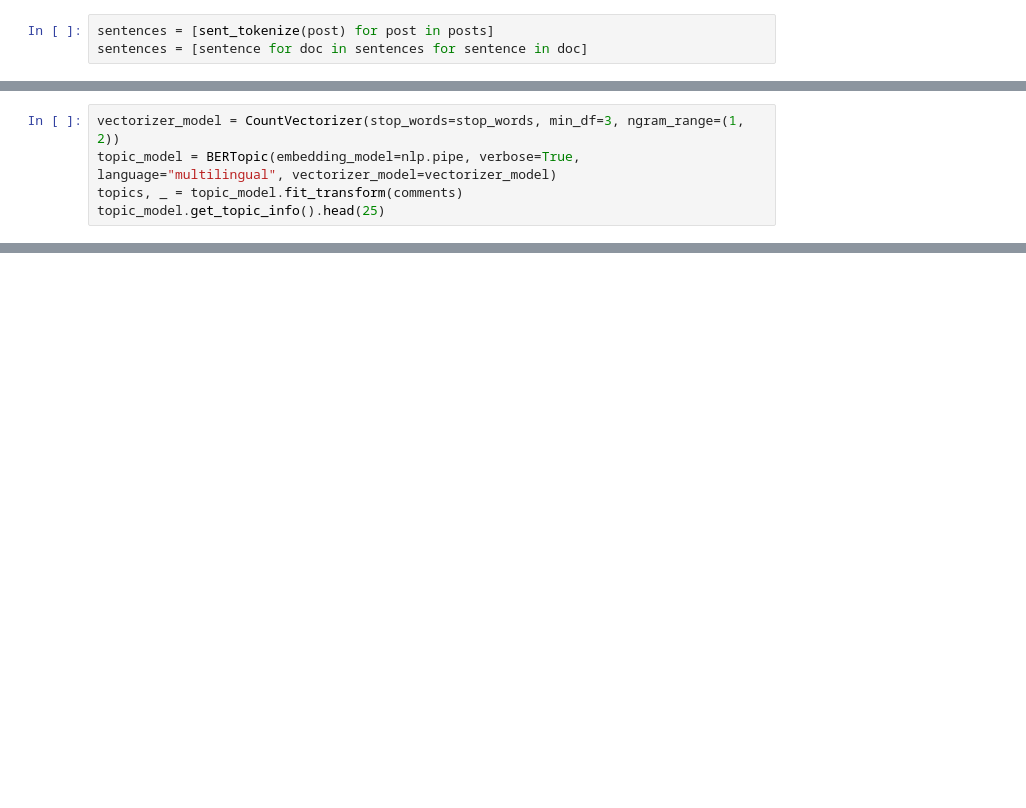
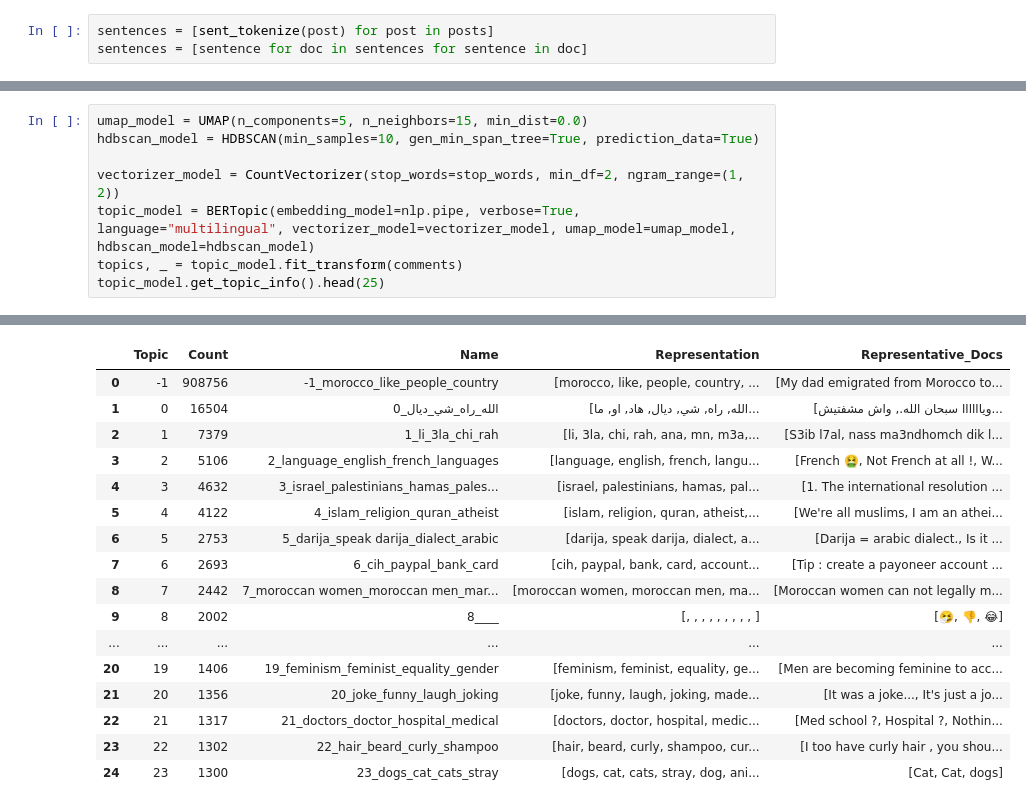
Before and after one commit to chelzakaria/unreddit, a Jupyter notebook: scripts/Topic_Modeling.ipynb, the cells around one changed output, grey strips where cells are left out. Cells and saved outputs as stored; diff of their text form; blank space fills up the shorter version.

```diff
--- a/scripts/Topic_Modeling.ipynb
+++ b/scripts/Topic_Modeling.ipynb
@@ -56,6 +94,9 @@ topic_model.get_topic_info().head(25)
 # %%
-vectorizer_model = CountVectorizer(stop_words=stop_words, min_df=3, ngram_range=(1, 2))
-topic_model = BERTopic(embedding_model=nlp.pipe, verbose=True, language="multilingual", vectorizer_model=vectorizer_model)
+umap_model = UMAP(n_components=5, n_neighbors=15, min_dist=0.0)
+hdbscan_model = HDBSCAN(min_samples=10, gen_min_span_tree=True, prediction_data=True)
+
+vectorizer_model = CountVectorizer(stop_words=stop_words, min_df=2, ngram_range=(1, 2))
+topic_model = BERTopic(embedding_model=nlp.pipe, verbose=True, language="multilingual", vectorizer_model=vectorizer_model, umap_model=umap_model, hdbscan_model=hdbscan_model)
 topics, _ = topic_model.fit_transform(comments)
 topic_model.get_topic_info().head(25)
 # %% [output]
@@ -62,0 +111,17 @@ topic_model.get_topic_info().head(25)
+|  | Topic | Count | Name | Representation | Representative_Docs |
+| 0 | -1 | 908756 | -1_morocco_like_people_country | [morocco, like, people, country, ... | [My dad emigrated from Morocco to... |
+| 1 | 0 | 16504 | 0_الله_راه_شي_ديال | [الله, راه, شي, ديال, هاد, او, ما... | [وياااااا سبحان الله., واش مشفتيش... |
+| 2 | 1 | 7379 | 1_li_3la_chi_rah | [li, 3la, chi, rah, ana, mn, m3a,... | [S3ib l7al, nass ma3ndhomch dik l... |
+| 3 | 2 | 5106 | 2_language_english_french_languages | [language, english, french, langu... | [French 🤮, Not French at all !, W... |
+| 4 | 3 | 4632 | 3_israel_palestinians_hamas_pales... | [israel, palestinians, hamas, pal... | [1. The international resolution ... |
+| 5 | 4 | 4122 | 4_islam_religion_quran_atheist | [islam, religion, quran, atheist,... | [We're all muslims, I am an athei... |
+| 6 | 5 | 2753 | 5_darija_speak darija_dialect_arabic | [darija, speak darija, dialect, a... | [Darija = arabic dialect., Is it ... |
+| 7 | 6 | 2693 | 6_cih_paypal_bank_card | [cih, paypal, bank, card, account... | [Tip : create a payoneer account ... |
+| 8 | 7 | 2442 | 7_moroccan women_moroccan men_mar... | [moroccan women, moroccan men, ma... | [Moroccan women can not legally m... |
+| 9 | 8 | 2002 | 8____ | [, , , , , , , , , ] | [🤧, 👎, 😂] |
+| ... | ... | ... | ... | ... | ... |
+| 20 | 19 | 1406 | 19_feminism_feminist_equality_gender | [feminism, feminist, equality, ge... | [Men are becoming feminine to acc... |
+| 21 | 20 | 1356 | 20_joke_funny_laugh_joking | [joke, funny, laugh, joking, made... | [It was a joke..., It's just a jo... |
+| 22 | 21 | 1317 | 21_doctors_doctor_hospital_medical | [doctors, doctor, hospital, medic... | [Med school ?, Hospital ?, Nothin... |
+| 23 | 22 | 1302 | 22_hair_beard_curly_shampoo | [hair, beard, curly, shampoo, cur... | [I too have curly hair , you shou... |
+| 24 | 23 | 1300 | 23_dogs_cat_cats_stray | [dogs, cat, cats, stray, dog, ani... | [Cat, Cat, dogs] |
```
Also changed, not shown: parts of 17 cells of this notebook, 1 other file.
